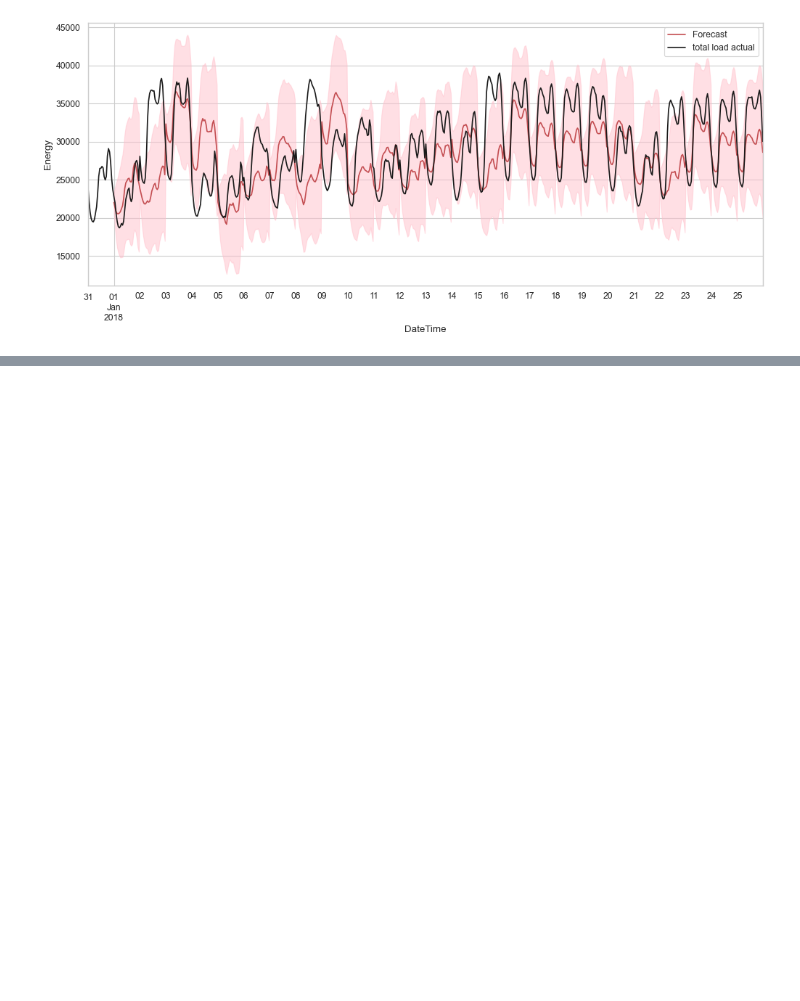
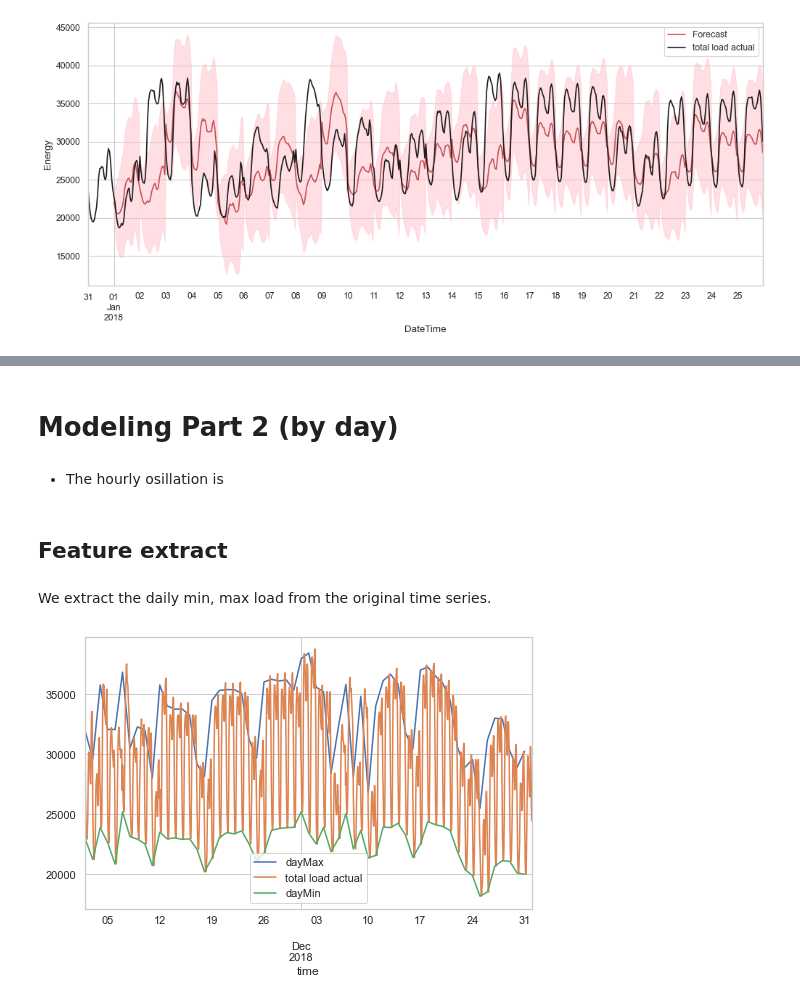
Before and after one commit to mendyhsu/Capstone, a Jupyter notebook: Modeling.ipynb, the cells around one changed output, grey strips where cells are left out. Drawn from its saved outputs; the diff is of its cells as text; code cells hidden in the pictures; blank space fills up the shorter version.

```diff
--- a/Modeling.ipynb
+++ b/Modeling.ipynb
@@ -778,27 +737,0 @@ model.fit(dfPh_train)
-# %%
-# Python
-import itertools
-# import numpy as np
-# import pandas as pd
-
-param_grid = {
-    'changepoint_prior_scale': [0.001, 0.01, 0.1, 0.5],
-    'seasonality_prior_scale': [0.01, 0.1, 1.0, 10.0],
-}
-
-# Generate all combinations of parameters
-all_params = [dict(zip(param_grid.keys(), v)) for v in itertools.product(*param_grid.values())]
-rmses = []  # Store the RMSEs for each params here
-
-# Use cross validation to evaluate all parameters
-for params in all_params:
-    model = Prophet(**params)
-    model.fit(df)  # Fit model with given params
-    df_cv = cross_validation(model, cutoffs=cutoffs, horizon='30 days', parallel="processes")
-    df_p = performance_metrics(df_cv, rolling_window=1)
-    rmses.append(df_p['rmse'].values[0])
-
-# Find the best parameters
-tuning_results = pd.DataFrame(all_params)
-tuning_results['rmse'] = rmses
-print(tuning_results)
@@ -831,0 +925,20 @@ plot = plt.suptitle('First Week of January Forecast vs Actuals')
+# %% [markdown]
+# Modeling Part 2 (by day)
+# %% [markdown]
+* The hourly osillation is
+# %% [markdown]
+## Feature extract
+# %% [markdown]
+We extract the daily min, max load from the original time series.
+# %%
+day_max = (df.resample('12h')[['total load actual']].max()).resample('1d').mean().rename(columns={'total load actual':'dayMax'})
+#day_max.index = day_max.index+timedelta(hours=12)
+day_min = df.resample('1d')[['total load actual']].min().rename(columns={'total load actual':'dayMin'})
+
+fig, ax=plt.subplots(1,1,figsize=(8,5))
+day_max.iloc[-60:].plot(ax=ax)
+df[['total load actual']].iloc[-60*24:].plot(ax=ax)
+day_min.iloc[-60:].plot(ax=ax)
+plt.show()
+# %% [output]
+[figure, added]
```
Also changed, not shown: parts of 70 cells of this notebook, 1 other file.
